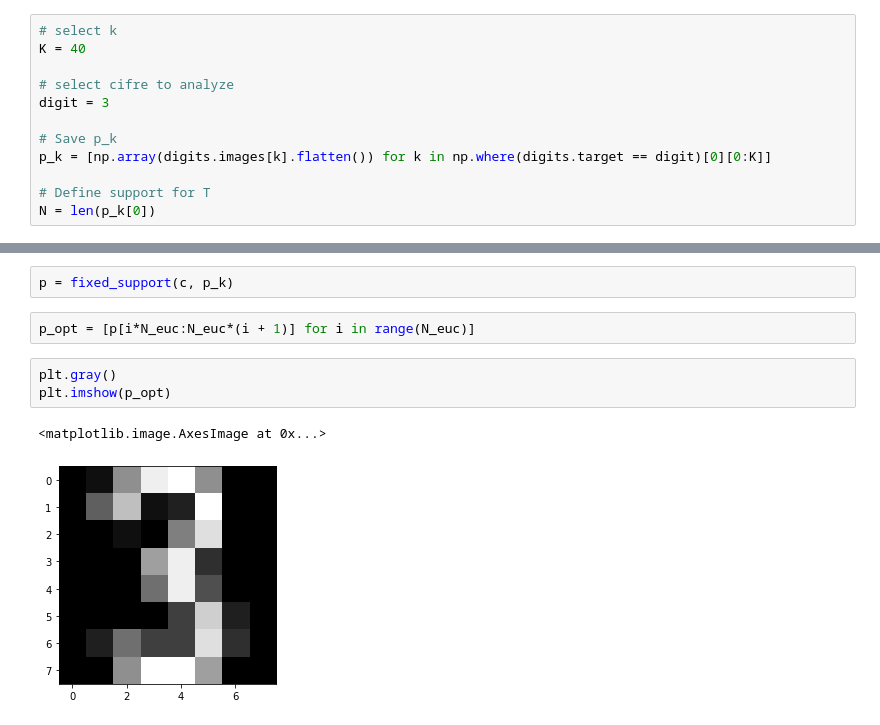
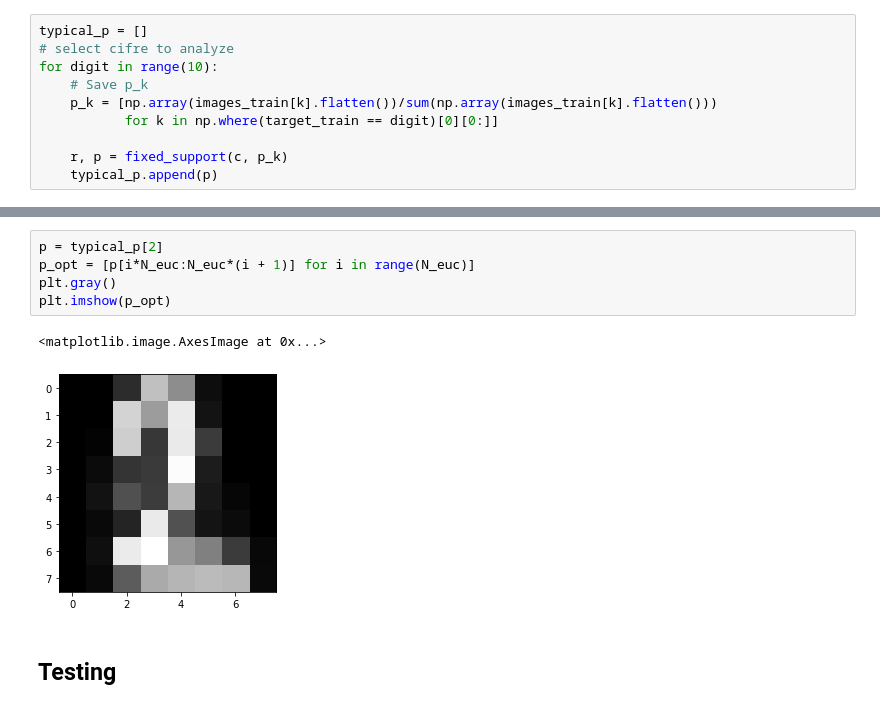
Before and after one commit to dgn96/minimum_covering_wasserstein_ball, a Jupyter notebook: Number_classifier/number_classifier.ipynb, the cells around one changed output, grey strips where cells are left out. Cells and saved outputs as stored; diff of their text form.

```diff
--- a/Number_classifier/number_classifier.ipynb
+++ b/Number_classifier/number_classifier.ipynb
@@ -10,12 +49,10 @@ digits = load_digits()
 # %%
-# select k
-K = 40
+typical_p = []
+# select cifre to analyze
+for digit in range(10):
+    # Save p_k
+    p_k = [np.array(images_train[k].flatten())/sum(np.array(images_train[k].flatten()))
+           for k in np.where(target_train == digit)[0][0:]]
 
-# select cifre to analyze
-digit = 3
-
-# Save p_k
-p_k = [np.array(digits.images[k].flatten()) for k in np.where(digits.target == digit)[0][0:K]]
-
-# Define support for T
-N = len(p_k[0])
+    r, p = fixed_support(c, p_k)
+    typical_p.append(p)
@@ -38,10 +59,10 @@ plt.imshow(c)
-# %%
-p = fixed_support(c, p_k)
 # %%
+p = typical_p[2]
 p_opt = [p[i*N_euc:N_euc*(i + 1)] for i in range(N_euc)]
+plt.gray()
+plt.imshow(p_opt)
+# %% [output]
+<matplotlib.image.AxesImage at 0x...>
+[figure, added]
-# %%
-plt.gray()
-plt.imshow(p_opt)
-# %% [output]
-<matplotlib.image.AxesImage at 0x...>
-[figure, removed]
+# %% [markdown]
+## Testing
```
Also changed, not shown: parts of 14 cells of this notebook, 2 other files.
